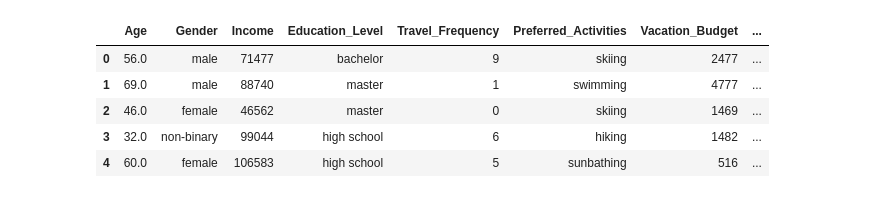
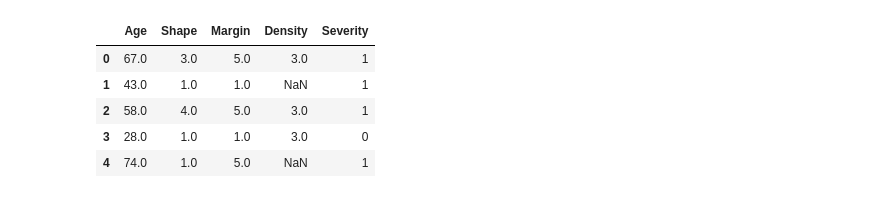
Before and after one commit to KTalia/I2DS, a Jupyter notebook: exercises/labs/lab2/11.11.2024/Untitled.ipynb, the cells around one changed output. Cells and saved outputs as stored; diff of their text form; code cells hidden in the pictures.

```diff
--- a/exercises/labs/lab2/11.11.2024/Untitled.ipynb
+++ b/exercises/labs/lab2/11.11.2024/Untitled.ipynb
@@ -12,0 +19,2 @@ df = pd.read_csv('vacation_preferences_data.csv')
+# %%
+data = pd.read_csv("mammographic-mass.csv")
@@ -13,9 +41,11 @@ df = pd.read_csv('vacation_preferences_data.csv')
+# %%
+data = data.drop(columns=['BI-RADS assessment'])
 # %%
-df.head()
+data.head()
 # %% [output]
-|  | Age | Gender | Income | Education_Level | Travel_Frequency | Preferred_Activities | Vacation_Budget | ... |
-| 0 | 56.0 | male | 71477 | bachelor | 9 | skiing | 2477 | ... |
-| 1 | 69.0 | male | 88740 | master | 1 | swimming | 4777 | ... |
-| 2 | 46.0 | female | 46562 | master | 0 | skiing | 1469 | ... |
-| 3 | 32.0 | non-binary | 99044 | high school | 6 | hiking | 1482 | ... |
-| 4 | 60.0 | female | 106583 | high school | 5 | sunbathing | 516 | ... |
+|  | Age | Shape | Margin | Density | Severity |
+| 0 | 67.0 | 3.0 | 5.0 | 3.0 | 1 |
+| 1 | 43.0 | 1.0 | 1.0 | NaN | 1 |
+| 2 | 58.0 | 4.0 | 5.0 | 3.0 | 1 |
+| 3 | 28.0 | 1.0 | 1.0 | 3.0 | 0 |
+| 4 | 74.0 | 1.0 | 5.0 | NaN | 1 |
```
Also changed, not shown: parts of 18 cells of this notebook, 18 other files.
